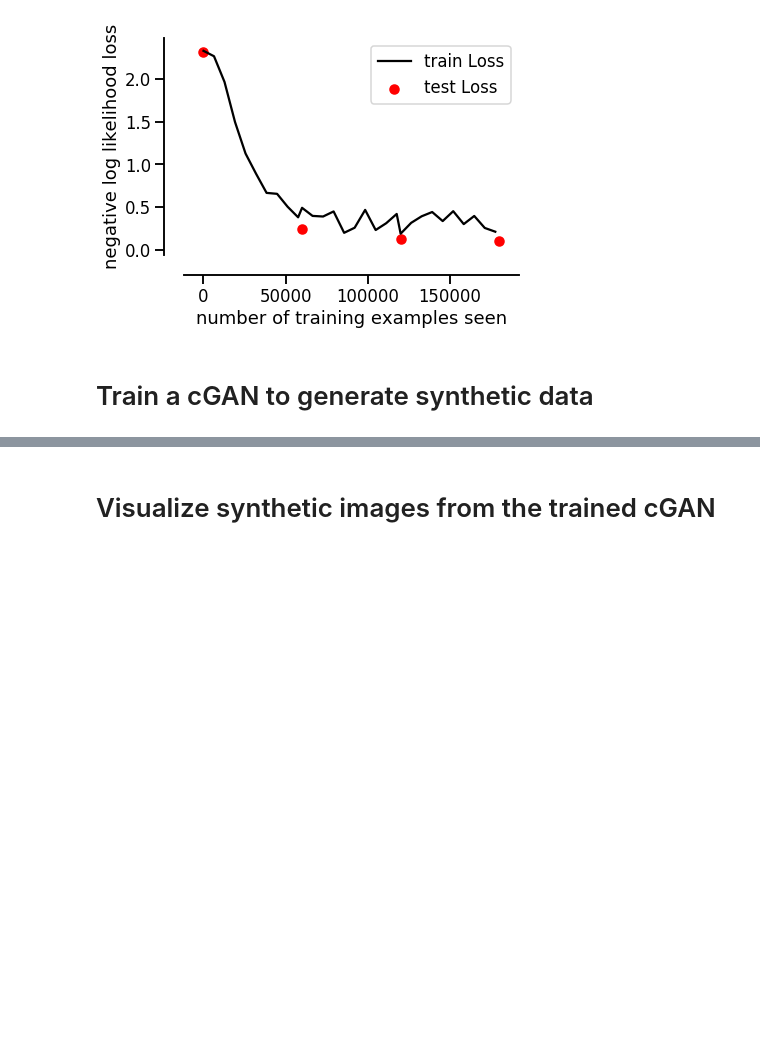
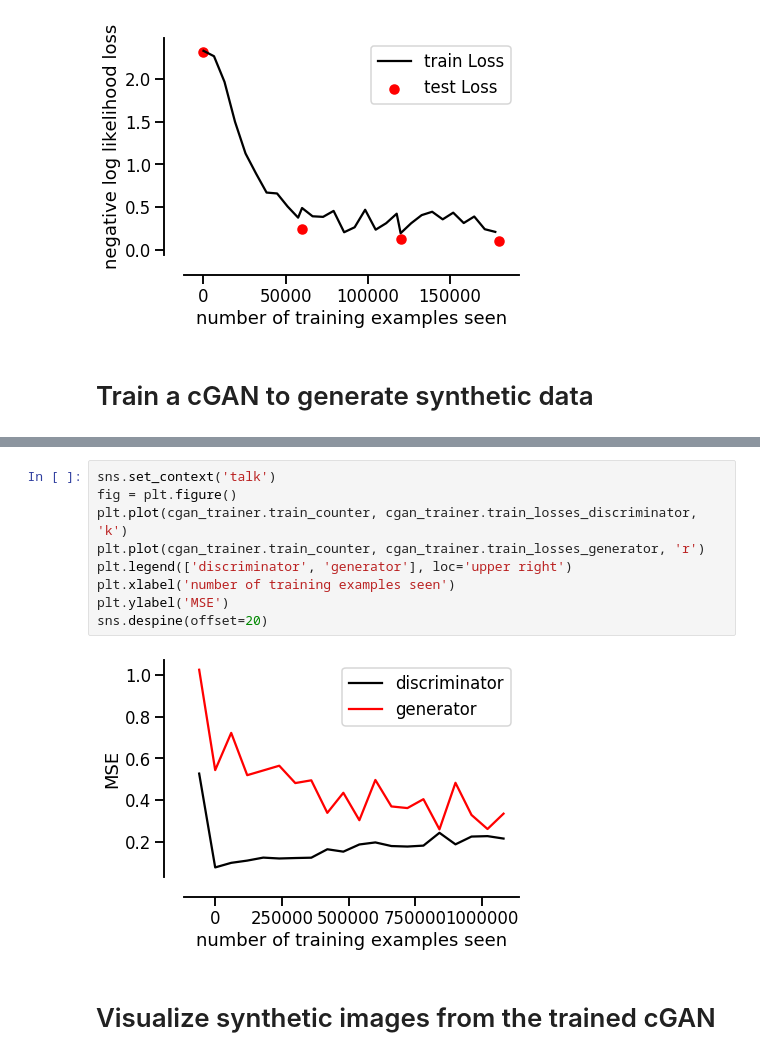
Before and after one commit to dganguli/tlon, a Jupyter notebook: train_models.ipynb, the cells around one changed output, grey strips where cells are left out. Cells and saved outputs as stored; diff of their text form; blank space fills up the shorter version.

```diff
--- a/train_models.ipynb
+++ b/train_models.ipynb
@@ -133,3 +150,14 @@ time elapsed: 317.8713331222534 seconds
+# %%
+sns.set_context('talk')
+fig = plt.figure()
+plt.plot(cgan_trainer.train_counter, cgan_trainer.train_losses_discriminator, 'k')
+plt.plot(cgan_trainer.train_counter, cgan_trainer.train_losses_generator, 'r')
+plt.legend(['discriminator', 'generator'], loc='upper right')
+plt.xlabel('number of training examples seen')
+plt.ylabel('MSE')
+sns.despine(offset=20)
+# %% [output]
+[figure, added]
 # %% [markdown]
 # Visualize synthetic images from the trained cGAN
 # %%
```
Also changed, not shown: parts of 7 cells of this notebook.
